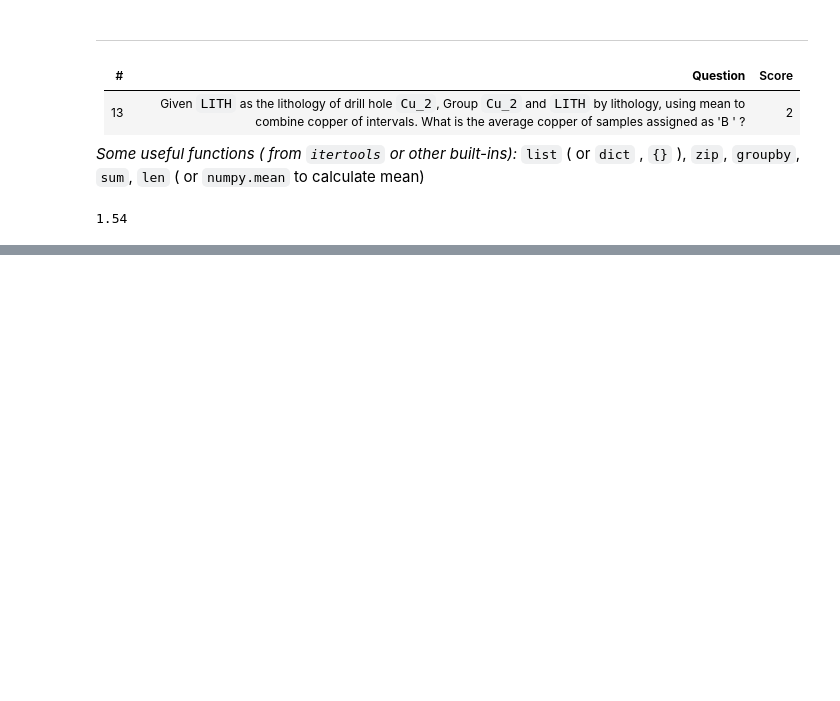
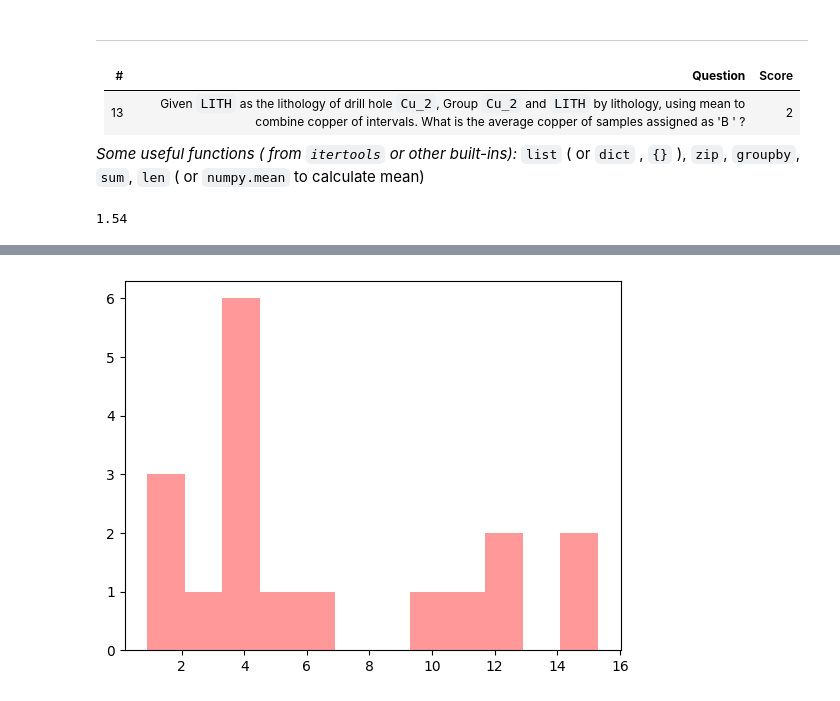
Before and after one commit to kiarash13p/Mineral-Resource-Geology-and-Modelling, a Jupyter notebook: Python Review.ipynb, the cells around one changed output, grey strips where cells are left out. Saved outputs shown, nothing was run; the diff lists cells and outputs as text; code cells hidden in the pictures; blank space fills up the shorter version.

```diff
--- a/Python Review.ipynb
+++ b/Python Review.ipynb
@@ -309,0 +782,5 @@ P['B']
+# %%
+plt.hist(data['GRADE1'], bins=12, alpha=0.4, label='GRADE1' , color='red')
+plt.show()
+# %% [output]
+[figure, added]
```
Also changed, not shown: parts of 71 cells of this notebook.
